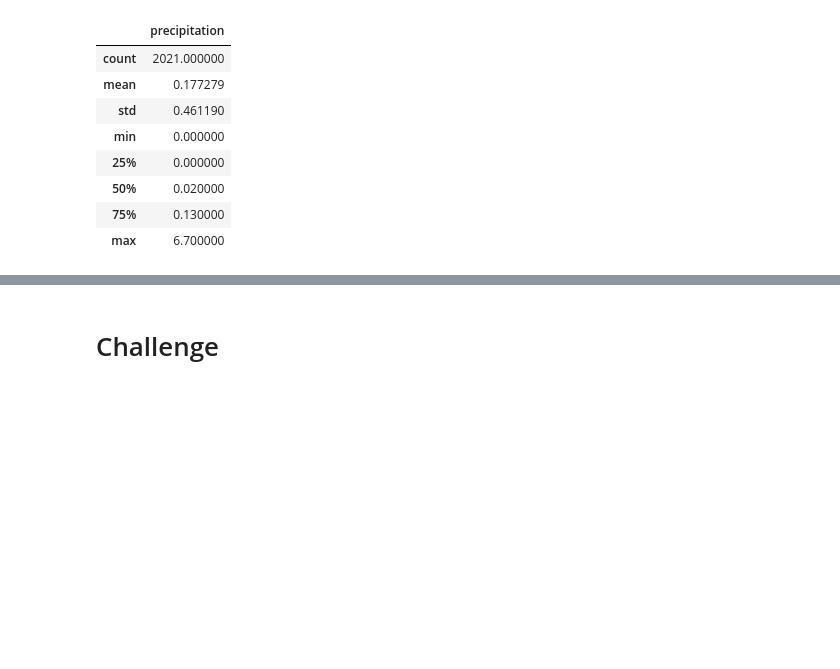
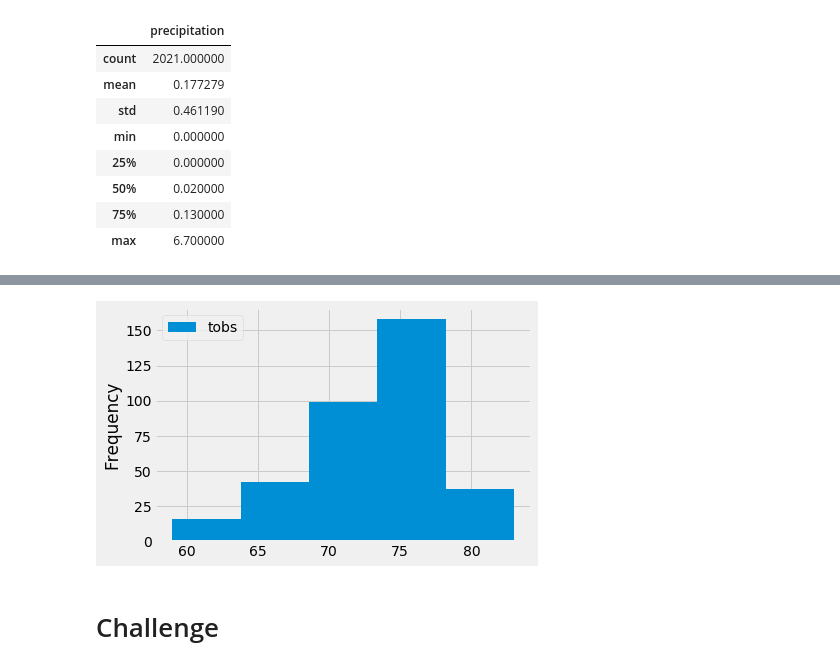
Before and after one commit to damianperreira/surfs_up, a Jupyter notebook: climate_analysis.ipynb, the cells around one changed output, grey strips where cells are left out. Drawn from its saved outputs; the diff is of its cells as text; code cells hidden in the pictures; blank space fills up the shorter version.

```diff
--- a/climate_analysis.ipynb
+++ b/climate_analysis.ipynb
@@ -85,3 +139,8 @@ df.describe()
+# %%
+df.plot.hist(bins=5)
+plt.show()
+# %% [output]
+[figure, added]
 # %%
 # Write a function called `calc_temps` that will accept start date and end date in the format '%Y-%m-%d'
 # and return the minimum, average, and maximum temperatures for that range of dates
```
Also changed, not shown: parts of 4 cells of this notebook.
